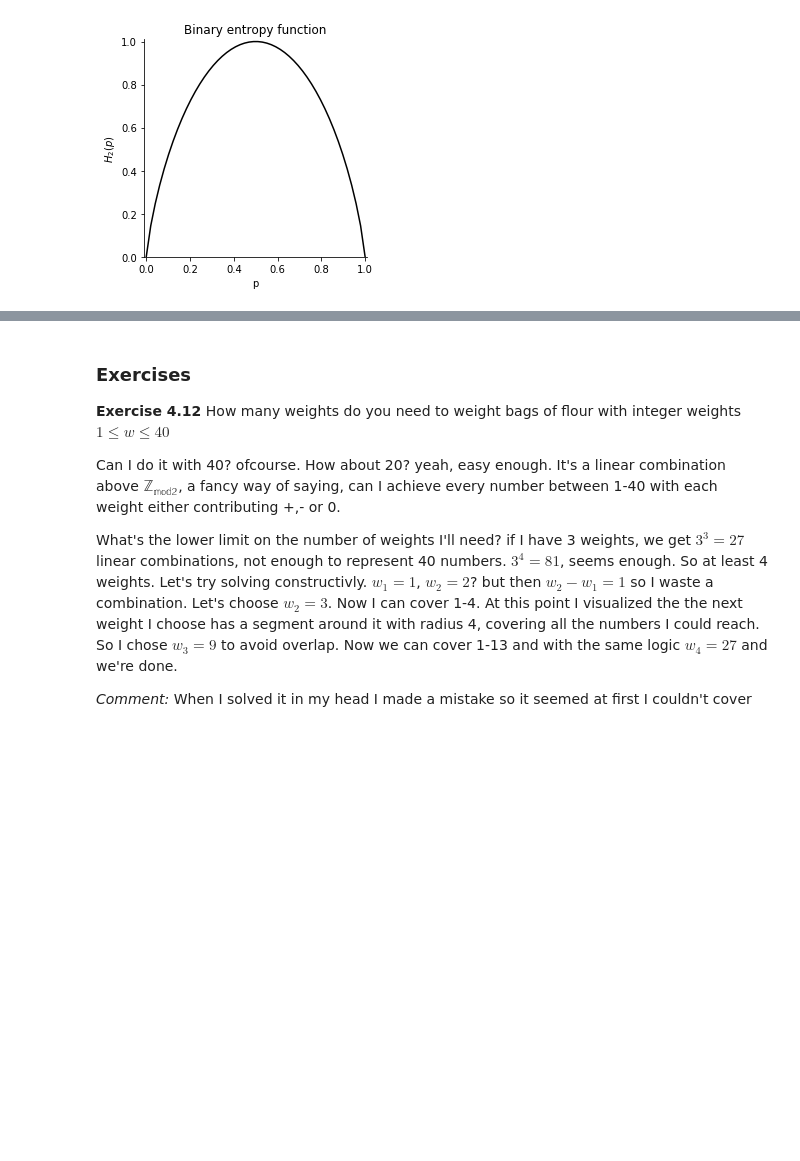
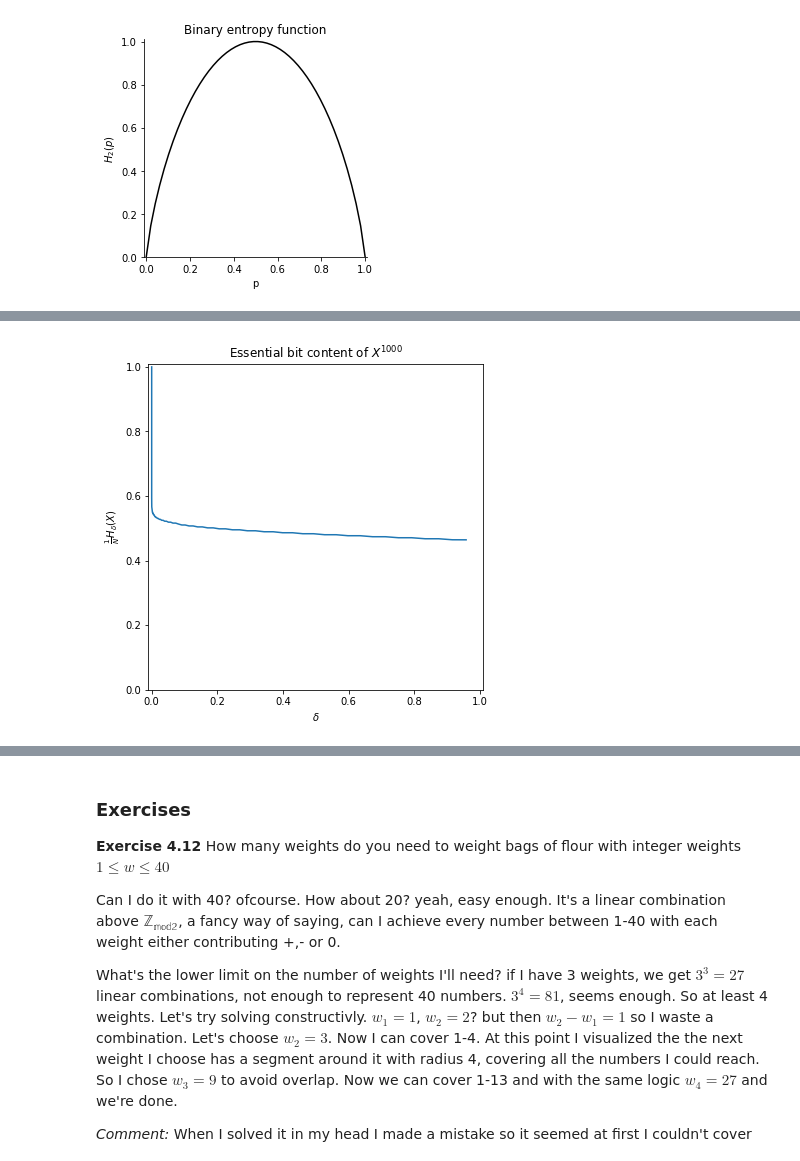
Before and after one commit to ofer1992/dl-notes, a Jupyter notebook: intro_info_theory/1-data compression.ipynb, the cells around one changed output, grey strips where cells are left out. Drawn from its saved outputs; the diff is of its cells as text; code cells hidden in the pictures; blank space fills up the shorter version.

```diff
--- a/intro_info_theory/1-data compression.ipynb
+++ b/intro_info_theory/1-data compression.ipynb
@@ -210,0 +227,21 @@ TBD 5/15/2020
+# %%
+# N flips of a bent coin
+# delta = np.linspace(0., 1.)
+p=0.90; N=1000
+delta = [binom.pmf(k, N, p) for k in range(N+1)]
+rang = sorted(list(range(N+1)),key=lambda x:delta[x], reverse=True)
+H_delta = [comb(N, k) for k in rang]
+# H_delta.sort(key=lambda x:delta[x],reverse=True)
+delta.sort(reverse=True)
+delta = 1-np.cumsum(delta)
+H_delta = np.log2(np.cumsum(H_delta))/N
+# delta = np.cumsum(sorted(([binom.pmf(k, N, p) for k in range(N+1)]), reverse=True))[::-1]
+# H_delta = np.log2(np.arange(N+1))
+
+fig, ax = plt.subplots(figsize=(6,6))
+ax.plot(delta, H_delta)
+ax.set(title=f'Essential bit content of $X^{{{N}}}$', xlabel='$\delta$', ylabel='$\\frac{1}{N}H_\delta(X)$')
+ax.set(xlim=[-0.01,1.01], ylim=[0,1.01]);
+# print(delta)
+# %% [output]
+[figure, added]
```
Also changed, not shown: parts of 10 cells of this notebook, 1 other file.
